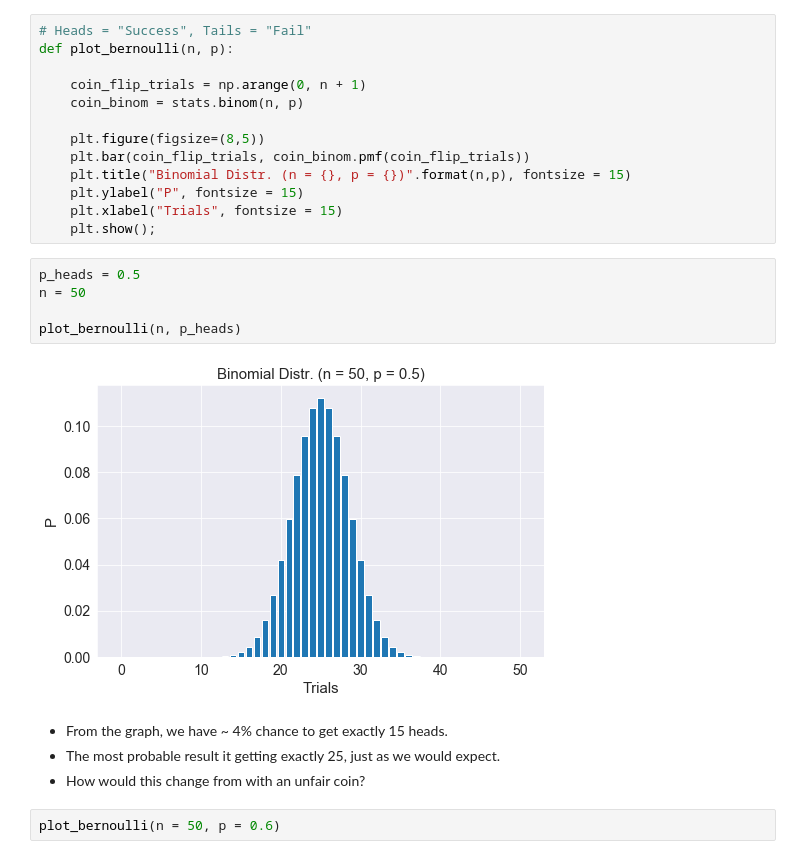
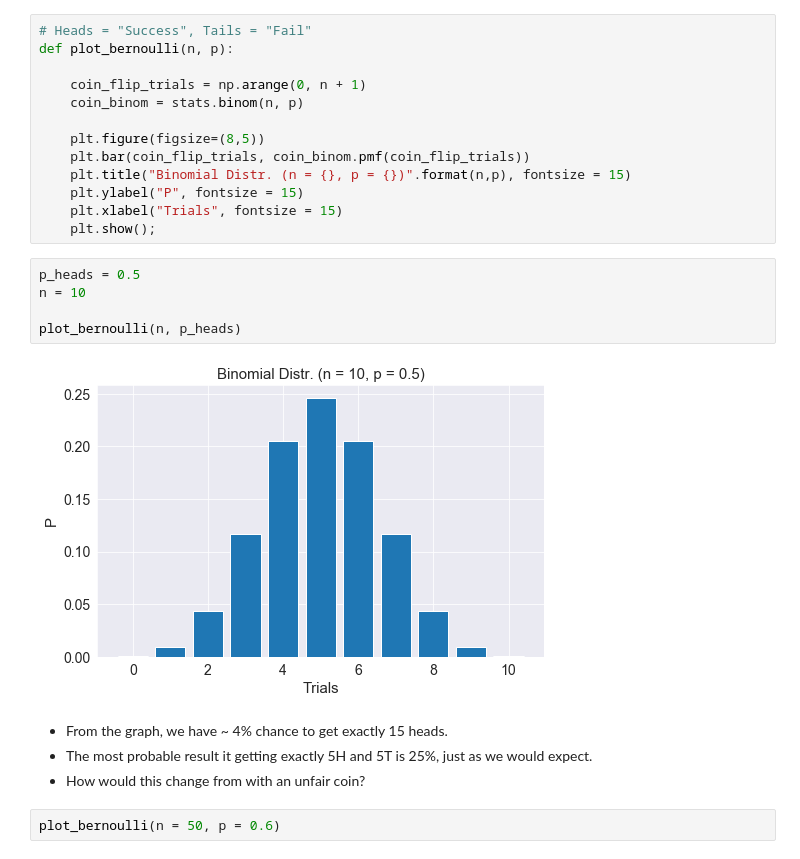
Before and after one commit to robertmanriquez/webinars_old, a Jupyter notebook: Distributions Webinar.ipynb, the cells around one changed output. Drawn from its saved outputs; the diff is of its cells as text.

```diff
--- a/Distributions Webinar.ipynb
+++ b/Distributions Webinar.ipynb
@@ -203,14 +210,14 @@ def plot_bernoulli(n, p):
     plt.show();
 # %%
 p_heads = 0.5
-n = 50
+n = 10
 
 plot_bernoulli(n, p_heads)
 # %% [output]
-[figure, old version]
+[figure, new version]
 # %% [markdown]
 * From the graph, we have ~ 4% chance to get exactly 15 heads.
-* The most probable result it getting exactly 25, just as we would expect.
+* The most probable result it getting exactly 5H and 5T is 25%, just as we would expect.
 * How would this change from with an unfair coin?
 # %%
 plot_bernoulli(n = 50, p = 0.6)
```
Also changed, not shown: parts of 14 cells of this notebook.
